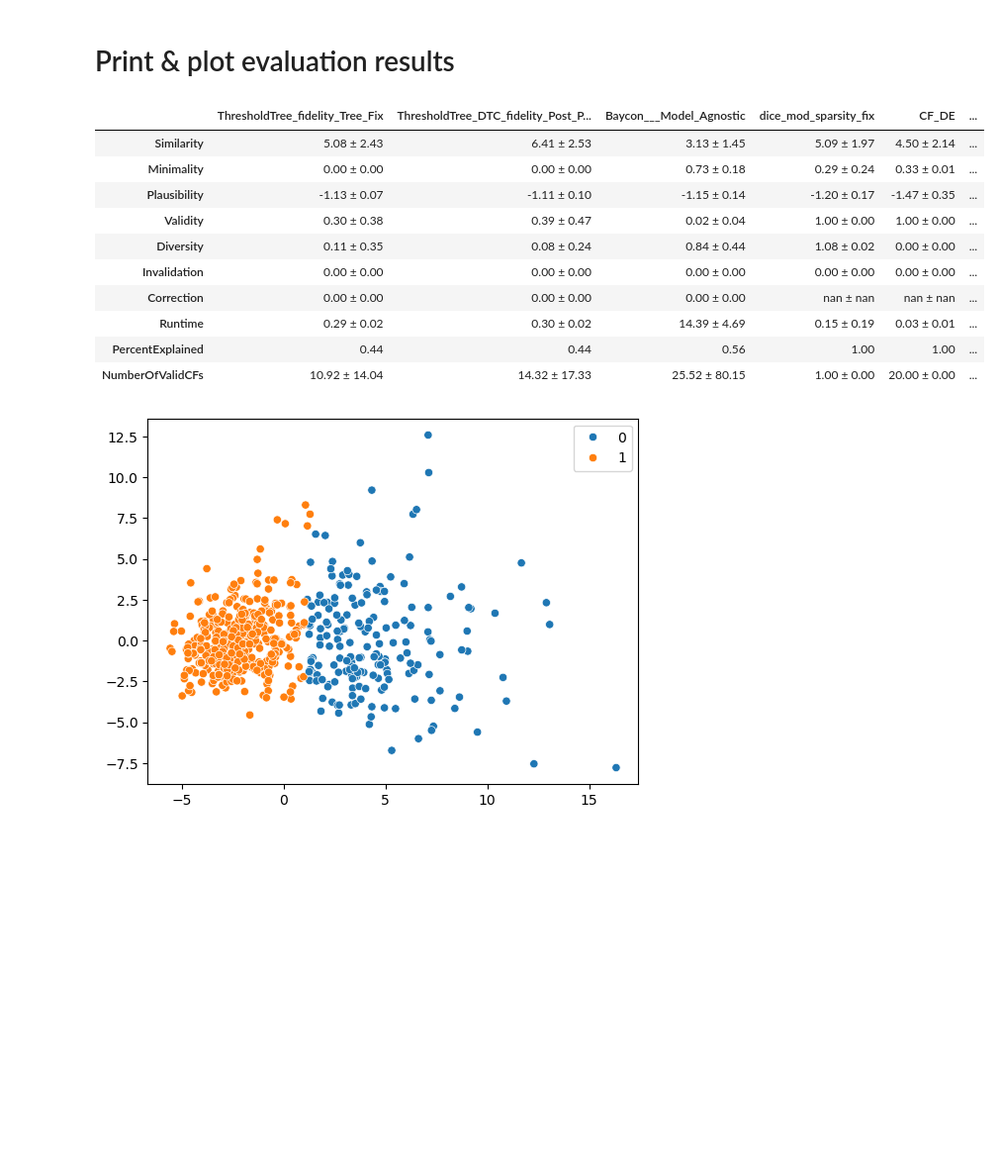
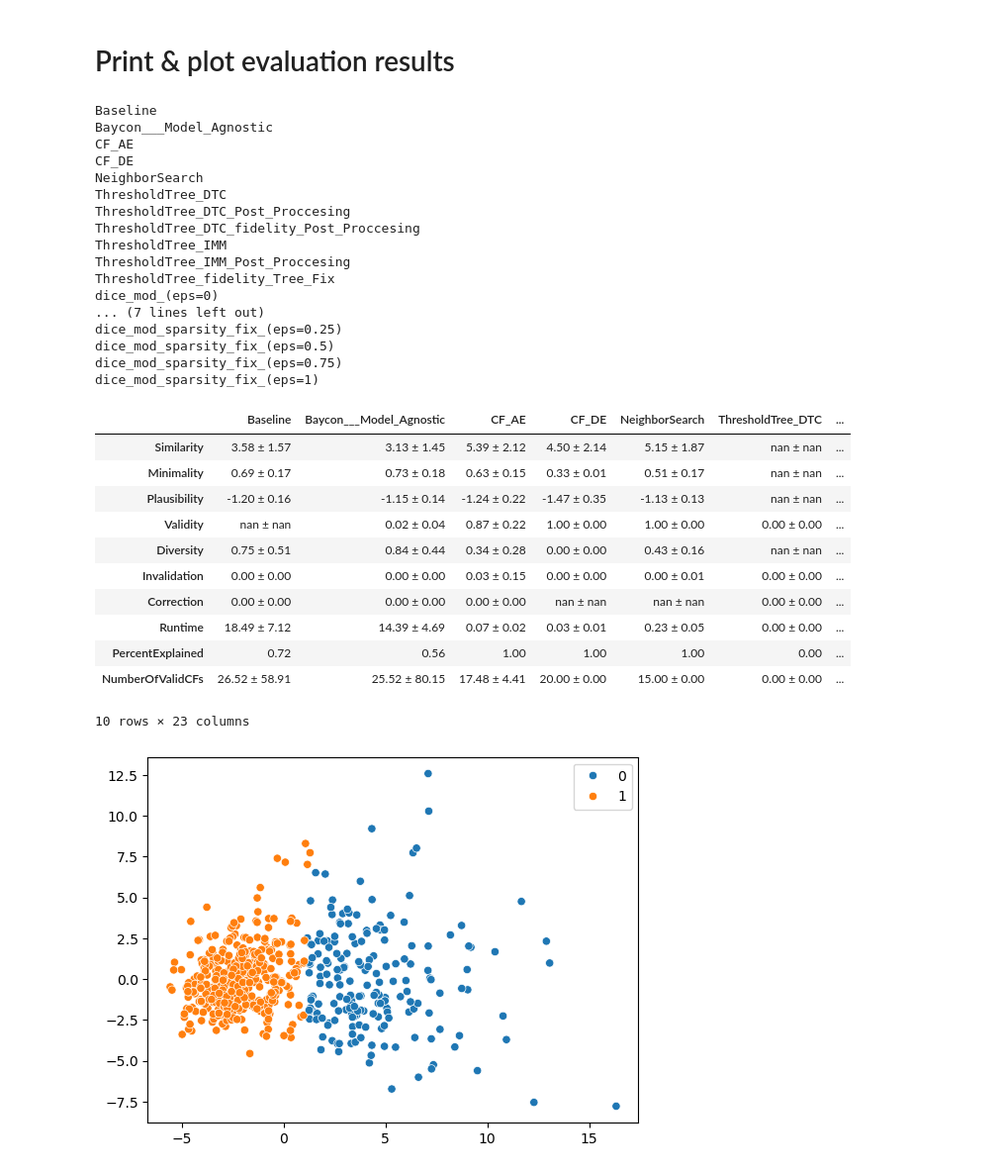
Before and after one commit to jepp3183/Thesis2025, a Jupyter notebook: code/Cross Evaluation.ipynb, the cells around one changed output. Shown at 99% size. Drawn from its saved outputs; the diff is of its cells as text; code cells hidden in the pictures; blank space fills up the shorter version.

```diff
--- a/code/Cross Evaluation.ipynb
+++ b/code/Cross Evaluation.ipynb
@@ -652,6 +661,9 @@ for m in methods:
 # %%
 max_name_length = max(len(m) for m in methodNames)
 mean_results = []
+
+def rep(m):
+    return m.replace("-", "_").replace(" ", "_")
 
 for i, n in enumerate(returnNames()):
     row = {}
@@ -670,47 +682,73 @@ for i, n in enumerate(returnNames()):
             except TypeError:
 
                 # Invalidation and correction metrics return None if no valid/invalid CFs were found
                 if metric != None:
                     flat.append(metric)
 
 
         mean = np.mean(flat)
         var = np.var(flat)
         stddev = np.std(flat)
         if n == "PercentExplained":
-            row[m.replace("-", "_").replace(" ", "_")] = f"{mean:.2f}"
+            row[rep(m)] = f"{mean:.2f}"
         else:
-            row[m.replace("-", "_").replace(" ", "_")] = f"{mean:.2f} ± {stddev:.2f}"
+            row[rep(m)] = f"{mean:.2f} ± {stddev:.2f}"
 
         # We are getting the mean of ALL CFs for ALL instances
         # # Get mean for each instance first
         # instance_means = []
         # for j in range(cf_amount):
         #     mean = np.mean(res[j])
 
         #     # If no CFs were found, res[j] is empty, and np.mean() returns NaN
         #     if not np.isnan(mean):
         #         instance_means.append(mean)
 
         # Finally, get the means of the instance means. If this is a NaN,
         # no VALID CFs were found for any instance
 
     mean_results.append(row)
 
+base_filter = [rep(m) for m in methodNames]
+dice_filter = [rep(m) for m in methodNames if "dice" in m.lower()]
+tree_filter = [rep(m) for m in methodNames if "tree" in m.lower()]
+
+filter = base_filter
+
+filter.sort()
+print('\n'.join(filter))
 mean_results_df = pd.DataFrame(mean_results, index=returnNames())
-mean_results_df
+mean_results_df[filter]
 # %% [output]
+Baseline
+Baycon___Model_Agnostic
+CF_AE
+CF_DE
+NeighborSearch
+ThresholdTree_DTC
+ThresholdTree_DTC_Post_Proccesing
+ThresholdTree_DTC_fidelity_Post_Proccesing
+ThresholdTree_IMM
+ThresholdTree_IMM_Post_Proccesing
+ThresholdTree_fidelity_Tree_Fix
+dice_mod_(eps=0)
+... (7 lines left out)
+dice_mod_sparsity_fix_(eps=0.25)
+dice_mod_sparsity_fix_(eps=0.5)
+dice_mod_sparsity_fix_(eps=0.75)
+dice_mod_sparsity_fix_(eps=1)
-|  | ThresholdTree_fidelity_Tree_Fix | ThresholdTree_DTC_fidelity_Post_P... | Baycon___Model_Agnostic | dice_mod_sparsity_fix | CF_DE | ... |
-| Similarity | 5.08 ± 2.43 | 6.41 ± 2.53 | 3.13 ± 1.45 | 5.09 ± 1.97 | 4.50 ± 2.14 | ... |
-| Minimality | 0.00 ± 0.00 | 0.00 ± 0.00 | 0.73 ± 0.18 | 0.29 ± 0.24 | 0.33 ± 0.01 | ... |
-| Plausibility | -1.13 ± 0.07 | -1.11 ± 0.10 | -1.15 ± 0.14 | -1.20 ± 0.17 | -1.47 ± 0.35 | ... |
-| Validity | 0.30 ± 0.38 | 0.39 ± 0.47 | 0.02 ± 0.04 | 1.00 ± 0.00 | 1.00 ± 0.00 | ... |
-| Diversity | 0.11 ± 0.35 | 0.08 ± 0.24 | 0.84 ± 0.44 | 1.08 ± 0.02 | 0.00 ± 0.00 | ... |
-| Invalidation | 0.00 ± 0.00 | 0.00 ± 0.00 | 0.00 ± 0.00 | 0.00 ± 0.00 | 0.00 ± 0.00 | ... |
-| Correction | 0.00 ± 0.00 | 0.00 ± 0.00 | 0.00 ± 0.00 | nan ± nan | nan ± nan | ... |
-| Runtime | 0.29 ± 0.02 | 0.30 ± 0.02 | 14.39 ± 4.69 | 0.15 ± 0.19 | 0.03 ± 0.01 | ... |
-| PercentExplained | 0.44 | 0.44 | 0.56 | 1.00 | 1.00 | ... |
-| NumberOfValidCFs | 10.92 ± 14.04 | 14.32 ± 17.33 | 25.52 ± 80.15 | 1.00 ± 0.00 | 20.00 ± 0.00 | ... |
+|  | Baseline | Baycon___Model_Agnostic | CF_AE | CF_DE | NeighborSearch | ThresholdTree_DTC | ... |
+| Similarity | 3.58 ± 1.57 | 3.13 ± 1.45 | 5.39 ± 2.12 | 4.50 ± 2.14 | 5.15 ± 1.87 | nan ± nan | ... |
+| Minimality | 0.69 ± 0.17 | 0.73 ± 0.18 | 0.63 ± 0.15 | 0.33 ± 0.01 | 0.51 ± 0.17 | nan ± nan | ... |
+| Plausibility | -1.20 ± 0.16 | -1.15 ± 0.14 | -1.24 ± 0.22 | -1.47 ± 0.35 | -1.13 ± 0.13 | nan ± nan | ... |
+| Validity | nan ± nan | 0.02 ± 0.04 | 0.87 ± 0.22 | 1.00 ± 0.00 | 1.00 ± 0.00 | 0.00 ± 0.00 | ... |
+| Diversity | 0.75 ± 0.51 | 0.84 ± 0.44 | 0.34 ± 0.28 | 0.00 ± 0.00 | 0.43 ± 0.16 | nan ± nan | ... |
+| Invalidation | 0.00 ± 0.00 | 0.00 ± 0.00 | 0.03 ± 0.15 | 0.00 ± 0.00 | 0.00 ± 0.01 | 0.00 ± 0.00 | ... |
+| Correction | 0.00 ± 0.00 | 0.00 ± 0.00 | 0.00 ± 0.00 | nan ± nan | nan ± nan | 0.00 ± 0.00 | ... |
+| Runtime | 18.49 ± 7.12 | 14.39 ± 4.69 | 0.07 ± 0.02 | 0.03 ± 0.01 | 0.23 ± 0.05 | 0.00 ± 0.00 | ... |
+| PercentExplained | 0.72 | 0.56 | 1.00 | 1.00 | 1.00 | 0.00 | ... |
+| NumberOfValidCFs | 26.52 ± 58.91 | 25.52 ± 80.15 | 17.48 ± 4.41 | 20.00 ± 0.00 | 15.00 ± 0.00 | 0.00 ± 0.00 | ... |
+10 rows × 23 columns
 # %%
 def plot(f1, f2, methodNames, results, names, plt_index):
     for m in methodNames:
```
Also changed, not shown: parts of 5 cells of this notebook, 2 other files.
